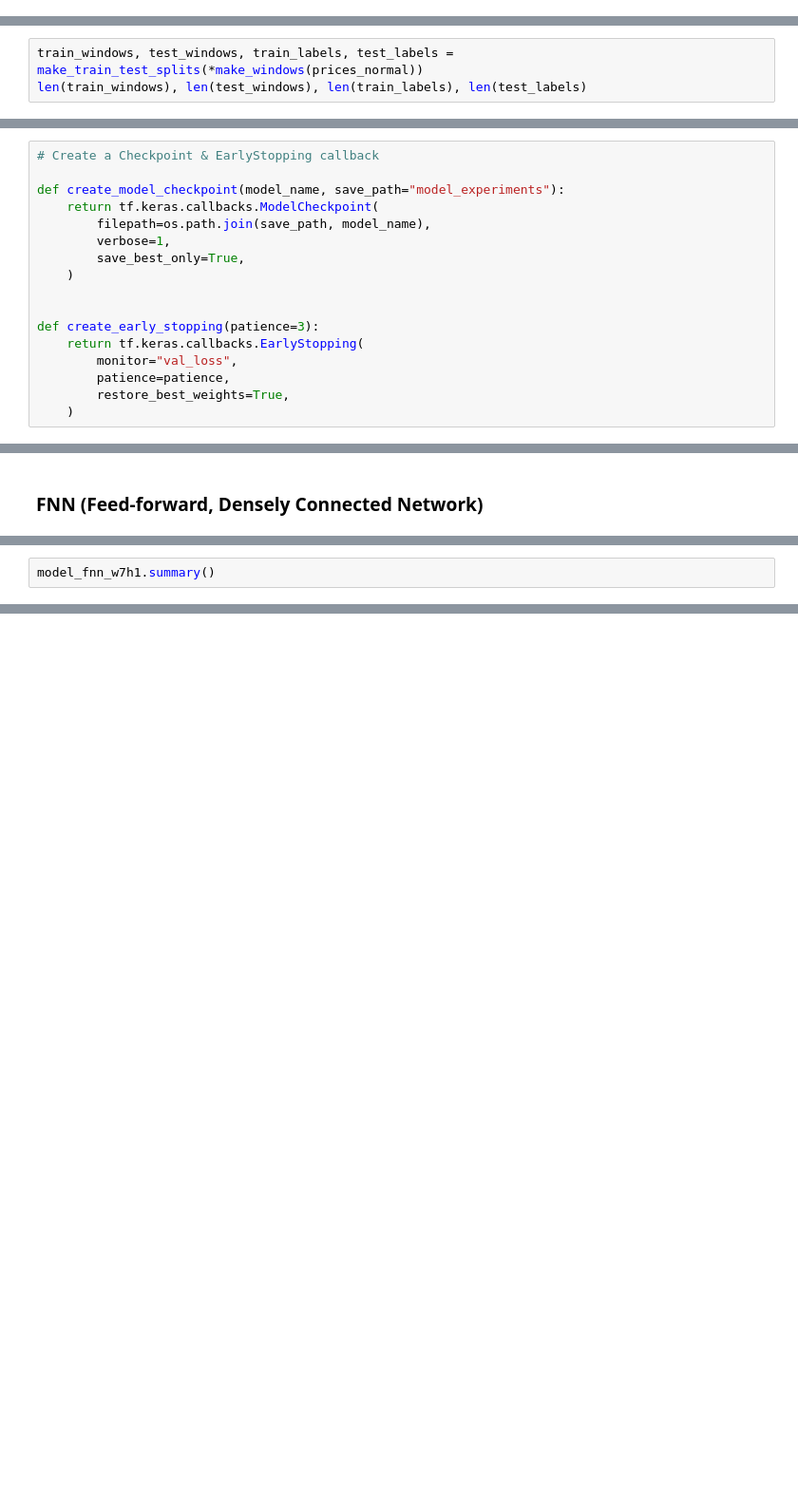
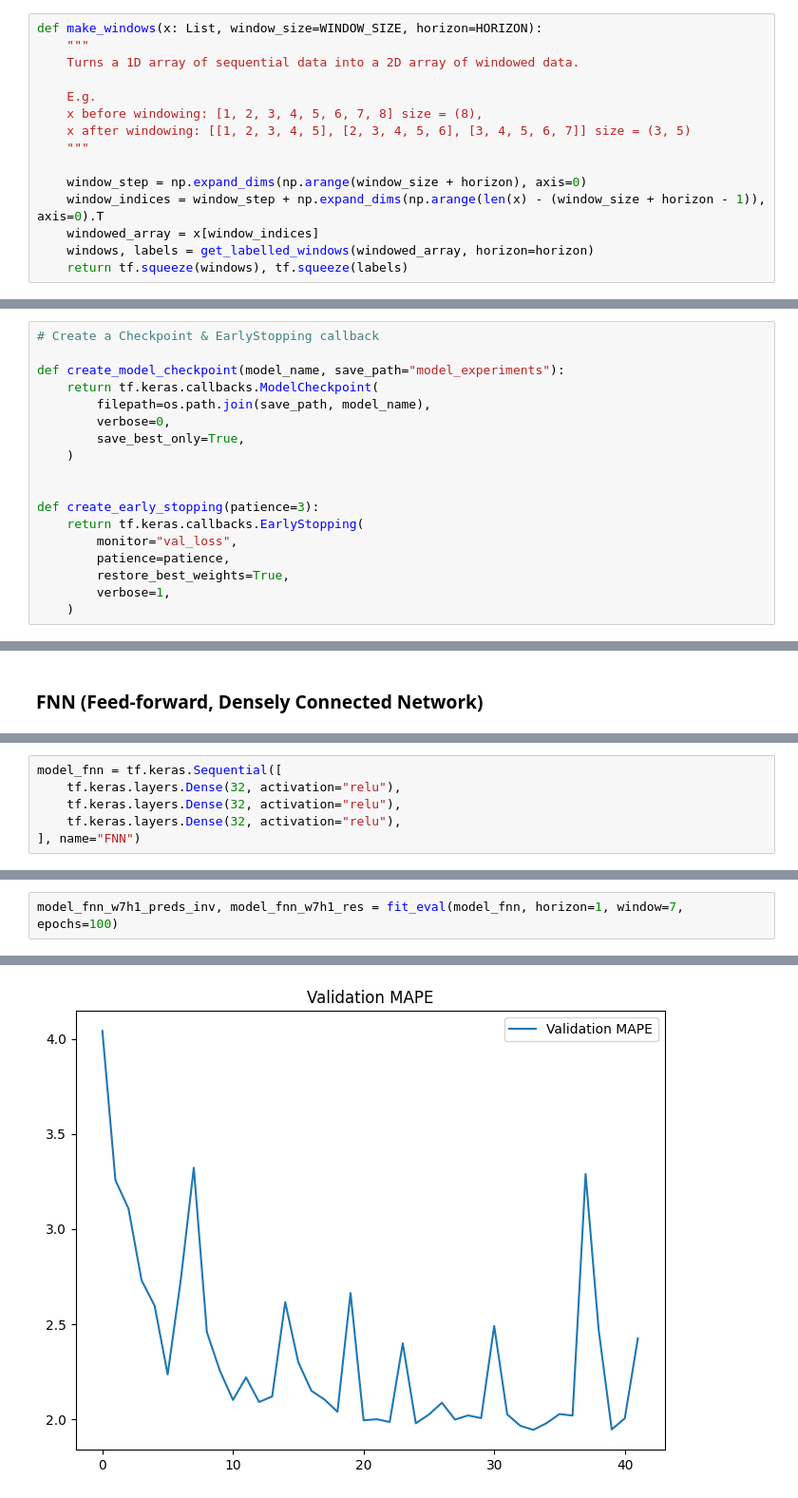
Before and after one commit to Anikate-De/BTC-Price-Prediction-DL, a Jupyter notebook: experiments.ipynb, the cells around one changed output, grey strips where cells are left out. Shown at 95% size. Saved outputs shown, nothing was run; the diff lists cells and outputs as text; blank space fills up the shorter version.

Commit message:
create main helper fn to fit and eval models

```diff
--- a/experiments.ipynb
+++ b/experiments.ipynb
@@ -234,3 +220,18 @@ def make_windows(x: List, window_size=WINDOW_SIZE, horizon=HORIZON):
+# %%
+def make_windows(x: List, window_size=WINDOW_SIZE, horizon=HORIZON):
+    """
+    Turns a 1D array of sequential data into a 2D array of windowed data.
+
+    E.g.
+    x before windowing: [1, 2, 3, 4, 5, 6, 7, 8] size = (8),
+    x after windowing: [[1, 2, 3, 4, 5], [2, 3, 4, 5, 6], [3, 4, 5, 6, 7]] size = (3, 5)
+    """
+
+    window_step = np.expand_dims(np.arange(window_size + horizon), axis=0)
+    window_indices = window_step + np.expand_dims(np.arange(len(x) - (window_size + horizon - 1)), axis=0).T
+    windowed_array = x[window_indices]
+    windows, labels = get_labelled_windows(windowed_array, horizon=horizon)
+    return tf.squeeze(windows), tf.squeeze(labels)
 # %%
 def make_train_test_splits(windows, labels, test_split=0.2):
     """
@@ -245,6 +246,3 @@ def make_train_test_splits(windows, labels, test_split=0.2):
     test_windows = windows[split_size:]
     test_labels = labels[split_size:]
     return train_windows, test_windows, train_labels, test_labels
-# %%
-train_windows, test_windows, train_labels, test_labels = make_train_test_splits(*make_windows(prices_normal))
-len(train_windows), len(test_windows), len(train_labels), len(test_labels)
@@ -269,7 +254,7 @@ train_windows[:3], train_labels[:3]
 def create_model_checkpoint(model_name, save_path="model_experiments"):
     return tf.keras.callbacks.ModelCheckpoint(
         filepath=os.path.join(save_path, model_name),
-        verbose=1,
+        verbose=0,
         save_best_only=True,
     )
 
@@ -279,6 +264,7 @@ def create_early_stopping(patience=3):
         monitor="val_loss",
         patience=patience,
         restore_best_weights=True,
+        verbose=1,
     )
 # %% [markdown]
 ## Model Experiments
@@ -308,2 +364,6 @@ model_fnn_w7h1.build(input_shape=(None, WINDOW_SIZE))
 # %%
-model_fnn_w7h1.summary()
+model_fnn = tf.keras.Sequential([
+    tf.keras.layers.Dense(32, activation="relu"),
+    tf.keras.layers.Dense(32, activation="relu"),
+    tf.keras.layers.Dense(32, activation="relu"),
+], name="FNN")
@@ -385,0 +372,3 @@ model_fnn_w7h1_res
+# %%
+model_fnn_w7h1_preds_inv, model_fnn_w7h1_res = fit_eval(model_fnn, horizon=1, window=7, epochs=100)
+# %% [output]
@@ -385,0 +395 @@ model_fnn_w7h1_res
+[figure, added]
```
Also changed, not shown: parts of 32 cells of this notebook.
